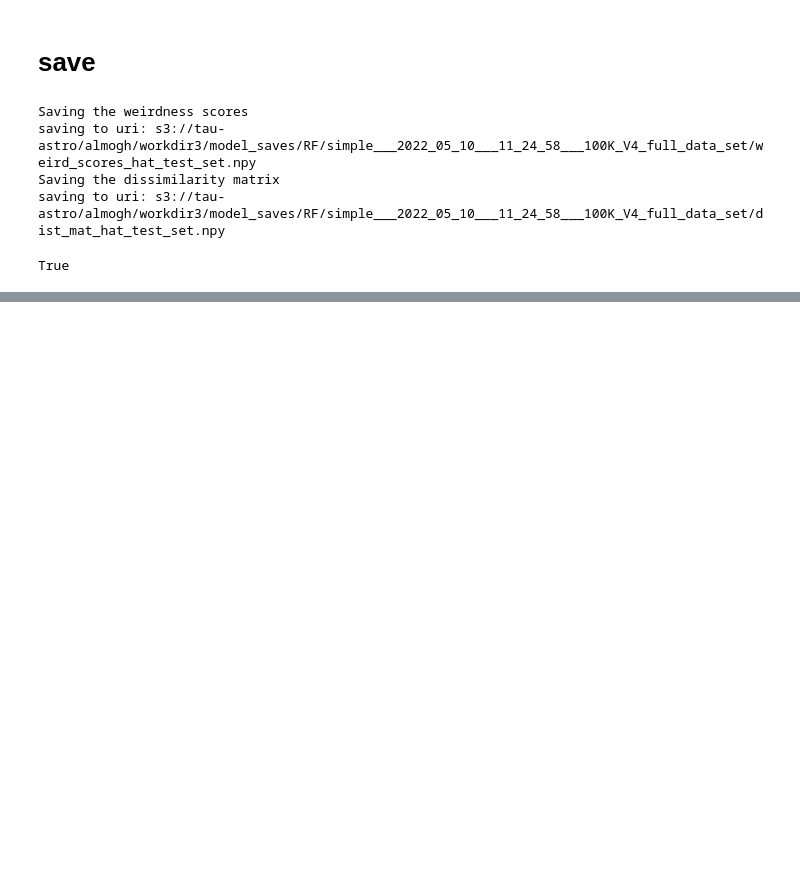
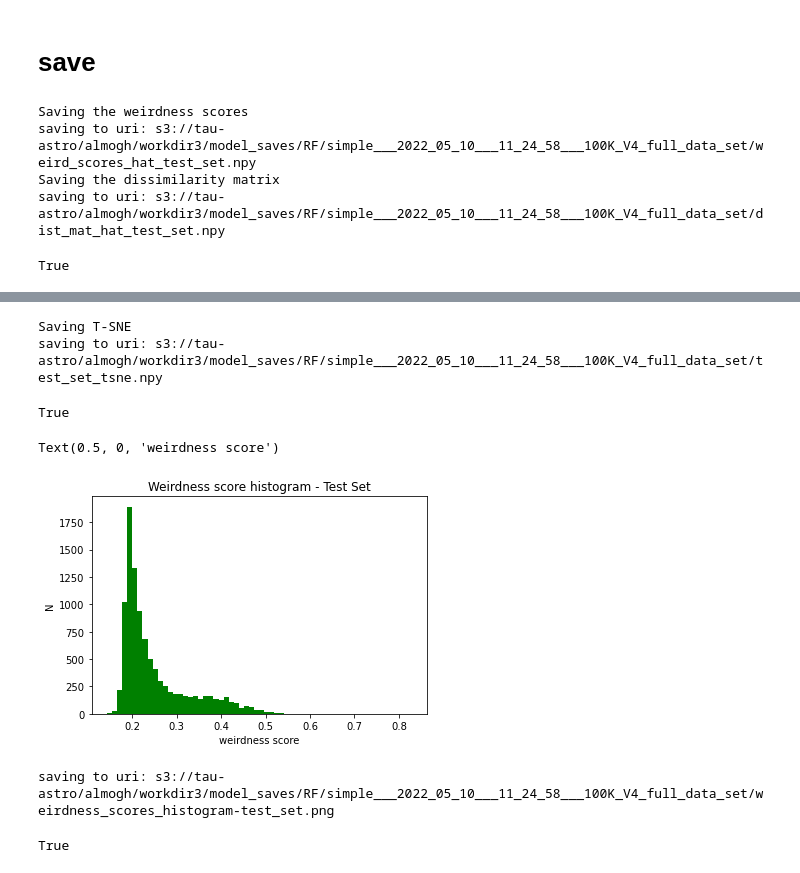
Before and after one commit to almoghershko/thesis, a Jupyter notebook: notebooks/100K/V4/infer_largeRF_100K_V4_test_set.ipynb, the cells around one changed output, grey strips where cells are left out. Drawn from its saved outputs; the diff is of its cells as text; code cells hidden in the pictures; blank space fills up the shorter version.

Commit message:
added inference notebook for large RF over test set, from JupyterHub

```diff
--- a/notebooks/100K/V4/infer_largeRF_100K_V4_test_set.ipynb
+++ b/notebooks/100K/V4/infer_largeRF_100K_V4_test_set.ipynb
@@ -160,0 +185,21 @@ True
+# %%
+print('Saving T-SNE')
+to_s3_npy(sne, s3_client, bucket_name, os.path.join(s3_load_dir_path, 'test_set_tsne.npy'))
+# %% [output]
+Saving T-SNE
+saving to uri: s3://tau-astro/almogh/workdir3/model_saves/RF/simple___2022_05_10___11_24_58___100K_V4_full_data_set/test_set_tsne.npy
+True
+# %%
+fig = plt.figure()
+tmp = plt.hist(weird_scores_hat_test_set, bins=60, color="g")
+plt.title("Weirdness score histogram - Test Set")
+plt.ylabel("N")
+plt.xlabel("weirdness score")
+# %% [output]
+Text(0.5, 0, 'weirdness score')
+[figure, added]
+# %%
+to_s3_fig(fig, s3_client, bucket_name, os.path.join(s3_load_dir_path, 'weirdness_scores_histogram-test_set.png'))
+# %% [output]
+saving to uri: s3://tau-astro/almogh/workdir3/model_saves/RF/simple___2022_05_10___11_24_58___100K_V4_full_data_set/weirdness_scores_histogram-test_set.png
+True
```
Also changed, not shown: parts of 10 cells of this notebook, 1 other file.
